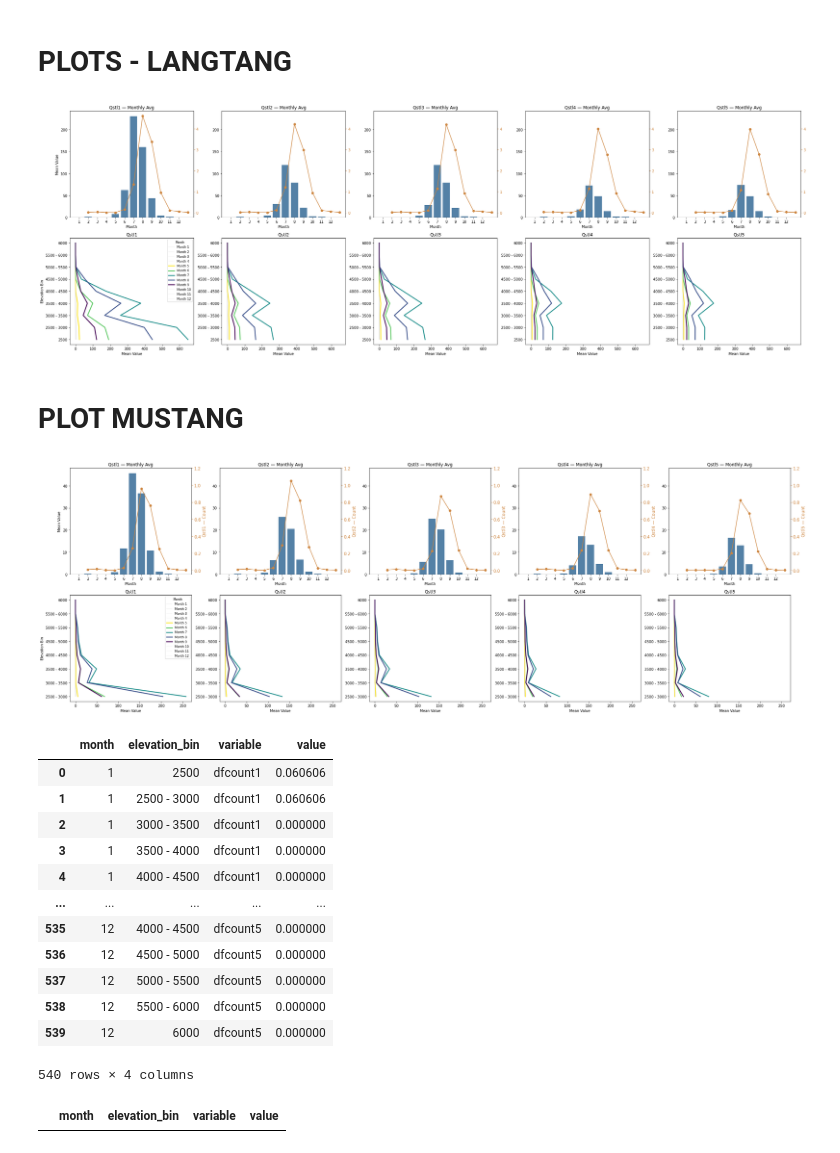
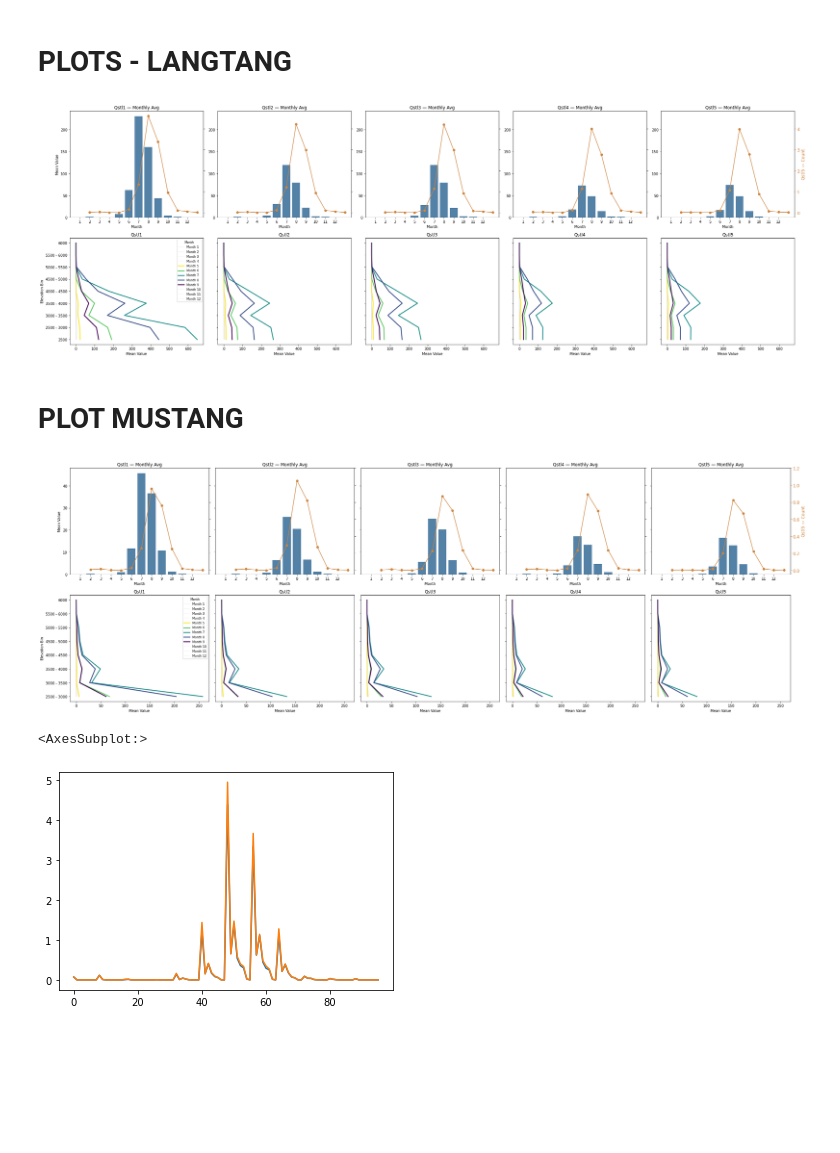
Before and after one commit to varyabazilova/sedcas_sediments_hma, a Jupyter notebook: 202406_modelruns/processing_pipeline/TL_and_SL_plot_with_elevation.ipynb, the cells around one changed output. Drawn from its saved outputs; the diff is of its cells as text; code cells hidden in the pictures; blank space fills up the shorter version.

Commit message:
heatmap change per elevation

```diff
--- a/202406_modelruns/processing_pipeline/TL_and_SL_plot_with_elevation.ipynb
+++ b/202406_modelruns/processing_pipeline/TL_and_SL_plot_with_elevation.ipynb
@@ -329,7 +331,14 @@ for i, var in enumerate(variables):
     ax_sec.plot(df_monthly_count['month'], df_monthly_count['value'], color='peru', marker='o')
 
     # ax_sec.set_ylabel('Cumulative Sum', color='red')
-    ax_sec.tick_params(axis='y', colors='peru')
+    # ax_sec.tick_params(axis='y', colors='peru')
+    if i == num_vars - 1:
+        ax_sec.set_ylabel(f'{var} — Count', color='peru', fontsize=12)
+        ax_sec.tick_params(axis='y', colors='peru', labelsize=12, labelright=True)
+    else:
+        ax_sec.set_ylabel('')
+        ax_sec.tick_params(axis='y', labelleft=False, labelright=False)
+
 
    # Get global y-limits from all secondary axes
     sec_ymins = [ax.get_ylim()[0] for ax in bar_sec_axes]
@@ -372,6 +381,8 @@ for i, var in enumerate(variables):
         ax.set_ylabel('Elevation Bin')
     else:
         ax.set_ylabel('')
+        ax.tick_params(labelleft=False)
+
 
 # Legend for line plots
 line_axes[0].legend(
@@ -383,9 +394,9 @@ line_axes[0].legend(
 )
 
 plt.tight_layout()
-plt.show()
+# plt.savefig('/Users/varyabazilova/Desktop/paper2/202406_modelruns/30years/output/testplots/langtang_elevation_TL_sediments.png', dpi = 300, bbox_inches = 'tight')
 # %% [output]
-[figure, old version]
+[figure, new version]
 # %% [markdown]
 # PLOT MUSTANG
 # %%
@@ -469,6 +480,7 @@ for i, var in enumerate(variables):
     else:
         ax.set_ylabel('')
 
+        ax.tick_params(labelleft=False)
 
 
 
@@ -487,9 +499,15 @@ for i, var in enumerate(variables):
     # ax_sec.plot(df_monthly_count['month'], df_monthly_count, color='red', marker='o')
     ax_sec.plot(df_monthly_count['month'], df_monthly_count['value'], color='peru', marker='o')
 
-    # ax_sec.set_ylabel('Cumulative Sum', color='red')
-    ax_sec.tick_params(axis='y', colors='peru', labelsize=12)
-    ax_sec.set_ylabel(f'{var} — Count', color='peru', fontsize=12)
+    # ax_sec.tick_params(axis='y', colors='peru', labelsize=12)
+    # ax_sec.set_ylabel(f'{var} — Count', color='peru', fontsize=12)
+    if i == num_vars - 1:
+        ax_sec.set_ylabel(f'{var} — Count', color='peru', fontsize=12)
+        ax_sec.tick_params(axis='y', colors='peru', labelsize=12, labelright=True)
+    else:
+        ax_sec.set_ylabel('')
+        ax_sec.tick_params(axis='y', labelleft=False, labelright=False)
+
 
 
     # Get global y-limits from all secondary axes
@@ -502,8 +520,6 @@ for i, var in enumerate(variables):
     # Apply shared limits to all secondary axes
     for ax in bar_sec_axes:
         ax.set_ylim(global_ymin, 1.2)
-# -----------------------------------------
-
 
 
 
@@ -517,55 +533,48 @@ for i, var in enumerate(variables):
         df_month = df_var[df_var['month'] == month]
         lw = 2.5 if month in [5, 6, 7, 8, 9] else 0.3
 
         ax.plot(
             df_month['value'],
             df_month['elevation_bin'],
             label=f'Month {month}',
             color=colors[month],
             linewidth=lw
         )
 
     ax.set_title(f'{var}')
     ax.set_xlabel('Mean Value')
     # ax.grid(True)
     if i == 0:
         ax.set_ylabel('Elevation Bin')
     else:
         ax.set_ylabel('')
+        ax.tick_params(labelleft=False)
+
 
 # Legend for line plots
 line_axes[0].legend(
     title='Month',
     loc='upper right',
     frameon=True,
     fontsize='small',
     title_fontsize='small'
 )
 
+
+
 plt.tight_layout()
-plt.show()
+
+
+
+# plt.savefig('/Users/varyabazilova/Desktop/paper2/202406_modelruns/30years/output/testplots/mustang_elevation_TL_sediments.png', dpi = 300, bbox_inches = 'tight')
 # %% [output]
-[figure, old version]
+[figure, new version]
 # %%
-mean_df_count
+combined_dfm_count.Qstl1.plot()
+combined_dfm_count.Qstl2.plot()
 # %% [output]
-|  | month | elevation_bin | variable | value |
-| 0 | 1 | 2500 | dfcount1 | 0.060606 |
-| 1 | 1 | 2500 - 3000 | dfcount1 | 0.060606 |
-| 2 | 1 | 3000 - 3500 | dfcount1 | 0.000000 |
-| 3 | 1 | 3500 - 4000 | dfcount1 | 0.000000 |
-| 4 | 1 | 4000 - 4500 | dfcount1 | 0.000000 |
-| ... | ... | ... | ... | ... |
-| 535 | 12 | 4000 - 4500 | dfcount5 | 0.000000 |
-| 536 | 12 | 4500 - 5000 | dfcount5 | 0.000000 |
-| 537 | 12 | 5000 - 5500 | dfcount5 | 0.000000 |
-| 538 | 12 | 5500 - 6000 | dfcount5 | 0.000000 |
-| 539 | 12 | 6000 | dfcount5 | 0.000000 |
-540 rows × 4 columns
+<AxesSubplot:>
+[figure, added]
 # %%
 df_var_count = mean_df_count[mean_df_count['variable'] == var]
 df_monthly_count = df_var_count.groupby('month')['value'].mean().reset_index()
-# %%
-df_var_count
-# %% [output]
-|  | month | elevation_bin | variable | value |
```
Also changed, not shown: parts of 9 cells of this notebook, 4 other files.
